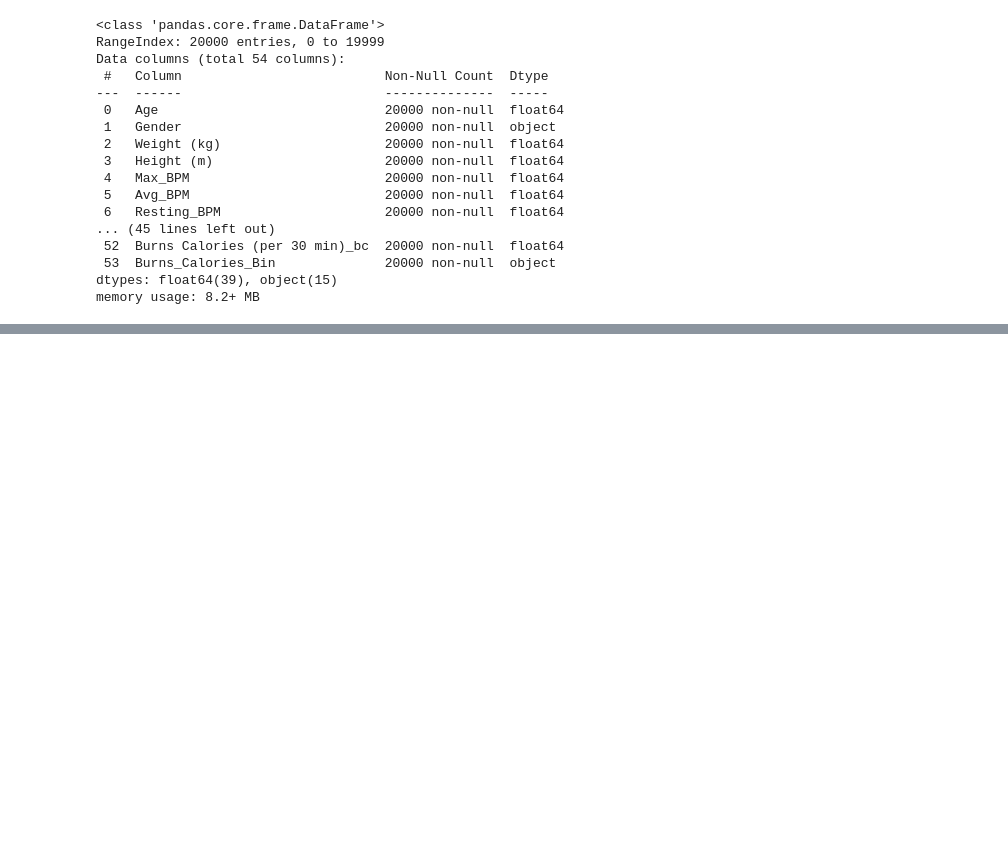
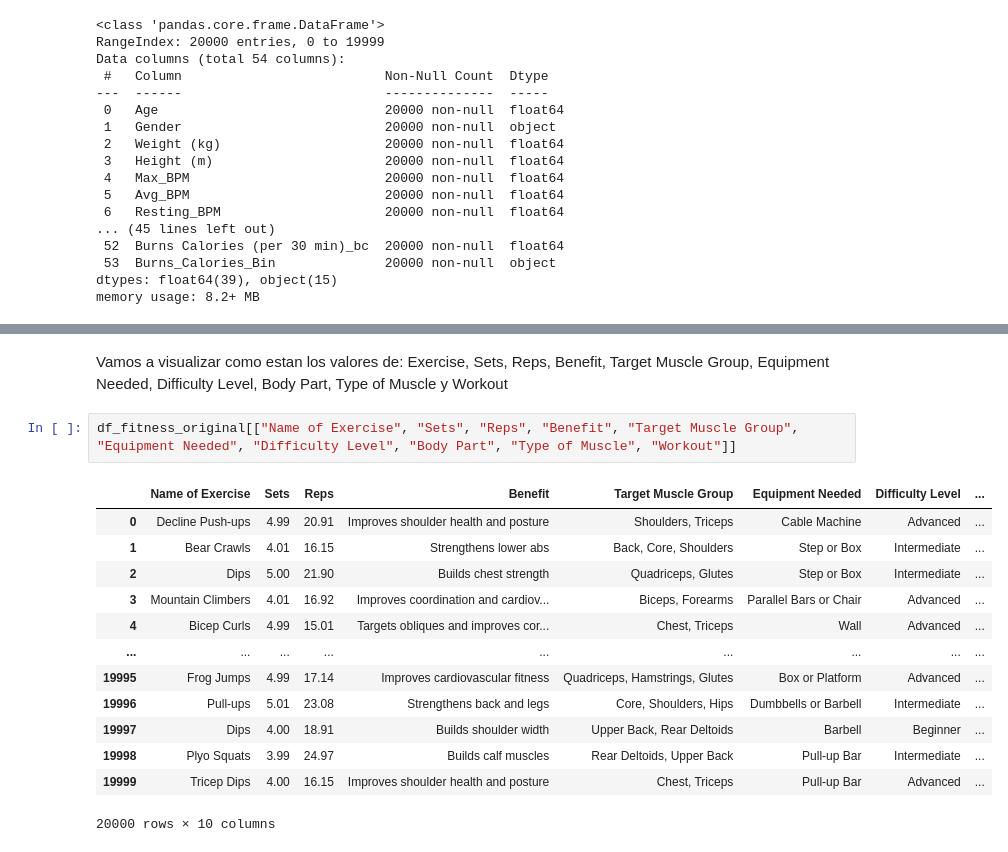
Before and after one commit to JMS1997J/EDA, a Jupyter notebook: notebooks/exploracion.ipynb, the cells around one changed output, grey strips where cells are left out. Cells and saved outputs as stored; diff of their text form; blank space fills up the shorter version.

```diff
--- a/notebooks/exploracion.ipynb
+++ b/notebooks/exploracion.ipynb
@@ -90,3 +97,21 @@ memory usage: 8.2+ MB
+# %% [markdown]
+Vamos a visualizar como estan los valores de: Exercise, Sets, Reps, Benefit, Target Muscle Group, Equipment Needed, Difficulty Level, Body Part, Type of Muscle y Workout
+# %%
+df_fitness_original[["Name of Exercise", "Sets", "Reps", "Benefit", "Target Muscle Group", "Equipment Needed", "Difficulty Level", "Body Part", "Type of Muscle", "Workout"]]
+# %% [output]
+|  | Name of Exercise | Sets | Reps | Benefit | Target Muscle Group | Equipment Needed | Difficulty Level | ... |
+| 0 | Decline Push-ups | 4.99 | 20.91 | Improves shoulder health and posture | Shoulders, Triceps | Cable Machine | Advanced | ... |
+| 1 | Bear Crawls | 4.01 | 16.15 | Strengthens lower abs | Back, Core, Shoulders | Step or Box | Intermediate | ... |
+| 2 | Dips | 5.00 | 21.90 | Builds chest strength | Quadriceps, Glutes | Step or Box | Intermediate | ... |
+| 3 | Mountain Climbers | 4.01 | 16.92 | Improves coordination and cardiov... | Biceps, Forearms | Parallel Bars or Chair | Advanced | ... |
+| 4 | Bicep Curls | 4.99 | 15.01 | Targets obliques and improves cor... | Chest, Triceps | Wall | Advanced | ... |
+| ... | ... | ... | ... | ... | ... | ... | ... | ... |
+| 19995 | Frog Jumps | 4.99 | 17.14 | Improves cardiovascular fitness | Quadriceps, Hamstrings, Glutes | Box or Platform | Advanced | ... |
+| 19996 | Pull-ups | 5.01 | 23.08 | Strengthens back and legs | Core, Shoulders, Hips | Dumbbells or Barbell | Intermediate | ... |
+| 19997 | Dips | 4.00 | 18.91 | Builds shoulder width | Upper Back, Rear Deltoids | Barbell | Beginner | ... |
+| 19998 | Plyo Squats | 3.99 | 24.97 | Builds calf muscles | Rear Deltoids, Upper Back | Pull-up Bar | Intermediate | ... |
+| 19999 | Tricep Dips | 4.00 | 16.15 | Improves shoulder health and posture | Chest, Triceps | Pull-up Bar | Advanced | ... |
+20000 rows × 10 columns
 # %% [markdown]
 Terminando de ver un poco el dataset, veo diferentes cosas que quiero cambiar.
 -  1º Los nombres de las columnas, para tener un manejo mas facil cambiare los nombres a minusculas, cambiando los espacios por barras bajas y eleminando los parentesis.
```
Also changed, not shown: parts of 5 cells of this notebook, 4 other files.
